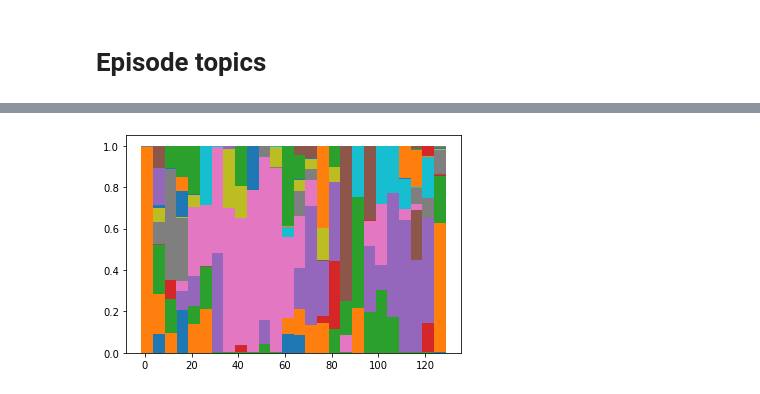
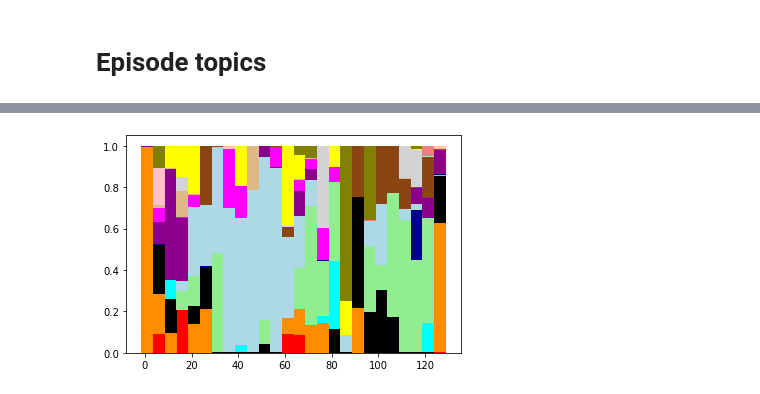
Before and after one commit to jpizzollo/NLP_Podcast, a Jupyter notebook: Topics_5min_Docs.ipynb, the cells around one changed output, grey strips where cells are left out. Cells and saved outputs as stored; diff of their text form; code cells hidden in the pictures.

Commit message:
cleaning notebook and added ep.line plot

```diff
--- a/Topics_5min_Docs.ipynb
+++ b/Topics_5min_Docs.ipynb
@@ -104,5 +120,5 @@ dtm = vectorizer.fit_transform(binned_df.key_words)
 # %% [markdown]
 # Fit LDA Model
 # %%
-lda = LatentDirichletAllocation(n_components=16, random_state=0)
-doc_topic_array = lda.fit_transform(dtm)
+"""lda = LatentDirichletAllocation(n_components=16, random_state=0)
+doc_topic_array = lda.fit_transform(dtm)"""
@@ -232,22 +235,8 @@ def plot_PCA_2D(data, target, target_names):
 pca_df = pd.DataFrame(pca_features, columns=['pc1','pc2'])
 label_names = doc_topic.columns
 pca_df['label'] = doc_topic.idxmax(axis=1)
-colors = ['red',
- 'darkorange',
- 'black',
- 'cyan',
- 'lightgreen',
- 'darkblue',
- 'lightblue',
- 'darkmagenta',
- 'magenta',
- 'saddlebrown',
- 'burlywood',
- 'lightgray',
- 'yellow',
- 'lightcoral',
- 'pink',
- 'olive']
+colors = ['red', 'darkorange', 'black', 'cyan', 'lightgreen', 'darkblue', 'lightblue', 'darkmagenta',\
+          'magenta', 'saddlebrown', 'burlywood', 'lightgray', 'yellow', 'lightcoral', 'pink', 'olive']
 # %%
 plt.figure(figsize=[15,15])
 for i,c in zip(label_names, colors):
@@ -307,4 +290,4 @@ doc_topic_df
 colors = ['red', 'darkorange', 'black', 'cyan', 'lightgreen', 'darkblue', 'lightblue', 'darkmagenta', 'magenta', 'saddlebrown',\
            'burlywood', 'lightgray', 'yellow', 'lightcoral', 'pink', 'olive']
 # %%
-tmp_df = doc_topic_df.copy()
+cumulative_topics = doc_topic_df.copy()
@@ -330,6 +310,4 @@ ep1_norm = tmp_df[tmp_df['episode']=='xXXIACCJ2io']
 # %%
-for i in range(len(ep1.columns)):
-    if i < 3:
-        ep1_norm[ep1_norm.columns[i]] = ep1_norm.iloc[:,i]
-    else:
-        ep1_norm[ep1_norm.columns[i]] = ep1_norm.iloc[:,i] + ep1_norm.iloc[:,i-1]
+for i in range(len(cumulative_topics.columns)):
+    if i >= 3:
+        cumulative_topics[cumulative_topics.columns[i]] = cumulative_topics.iloc[:,i] + cumulative_topics.iloc[:,i-1]
@@ -347,8 +314,13 @@ See the caveats in the documentation: https://pandas.pydata.org/pandas-docs/stab
 # %%
 
-plt.bar(ep1['time'], ep1['strength'], label='strength',width=5)
+episode = 'xXXIACCJ2io'
+
+colors = ['red', 'darkorange', 'black', 'cyan', 'lightgreen', 'darkblue', 'lightblue', 'darkmagenta',\
+          'magenta', 'saddlebrown', 'burlywood', 'lightgray', 'yellow', 'lightcoral', 'pink', 'olive']
+
+plt.bar(doc_topic_df[doc_topic_df['episode']==episode].time, doc_topic_df[doc_topic_df['episode']==episode].strength, label='strength',width=5.1,color=colors[0])
 
 for i in range(3,18):
-    plt.bar(ep1['time'], ep1.iloc[:,i], bottom=ep1_norm.iloc[:,i-1],width=5.1)
+    plt.bar(doc_topic_df[doc_topic_df['episode']==episode].time, doc_topic_df[doc_topic_df['episode']==episode].iloc[:,i], bottom=cumulative_topics[cumulative_topics['episode']==episode].iloc[:,i-1],width=5.1, color=colors[i-2])
 # %% [output]
-[figure, old version]
+[figure, new version]
```
Also changed, not shown: parts of 28 cells of this notebook.
